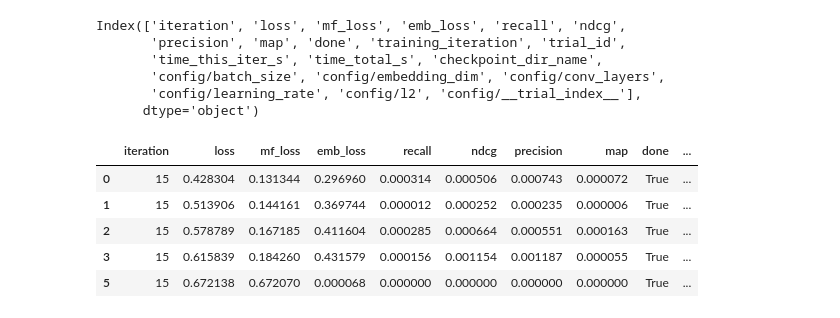
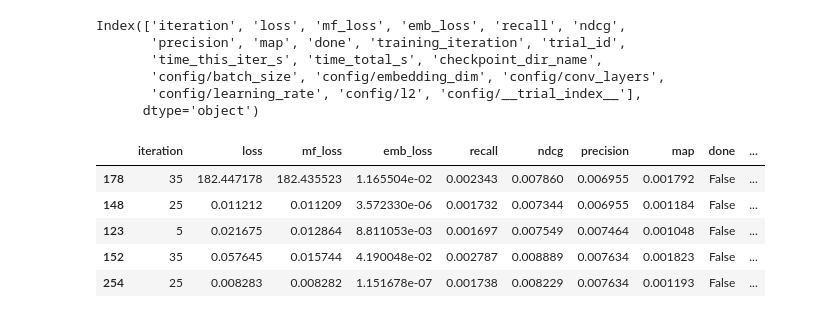
Before and after one commit to daviddavo/upm-tfm-notebooks, a Jupyter notebook: 09_analyze_results.ipynb, the cells around one changed output. Saved outputs shown, nothing was run; the diff lists cells and outputs as text; code cells hidden in the pictures.

```diff
--- a/09_analyze_results.ipynb
+++ b/09_analyze_results.ipynb
@@ -32,25 +46,25 @@ Result(
 )
 # %%
 # Read dataframe and drop some unneeded columns
-rdf = rg.get_dataframe('ncdg', 'max').drop(columns=['timestamp', 'node_ip', 'pid', 'hostname', 'time_since_restore', 'iterations_since_restore', 'logdir'])
+rdf = rg.get_dataframe('precision', 'max').drop(columns=['timestamp', 'node_ip', 'pid', 'hostname', 'time_since_restore', 'iterations_since_restore', 'logdir'])
 rdf = rdf.drop(columns=['date'])
 # rdf = rdf[rdf['done']]
 print(rdf.columns)
 
 for c in ['config/batch_size']: #, 'config/embedding_dim']:
     rdf[c] = 2**rdf[c]
 
-rdf.sort_values('loss').head(5)
+rdf[rdf['config/__trial_index__'] >= 3].sort_values('precision').tail()
 # %% [output]
 Index(['iteration', 'loss', 'mf_loss', 'emb_loss', 'recall', 'ndcg',
        'precision', 'map', 'done', 'training_iteration', 'trial_id',
        'time_this_iter_s', 'time_total_s', 'checkpoint_dir_name',
        'config/batch_size', 'config/embedding_dim', 'config/conv_layers',
        'config/learning_rate', 'config/l2', 'config/__trial_index__'],
       dtype='object')
 |  | iteration | loss | mf_loss | emb_loss | recall | ndcg | precision | map | done | ... |
-| 0 | 15 | 0.428304 | 0.131344 | 0.296960 | 0.000314 | 0.000506 | 0.000743 | 0.000072 | True | ... |
-| 1 | 15 | 0.513906 | 0.144161 | 0.369744 | 0.000012 | 0.000252 | 0.000235 | 0.000006 | True | ... |
-| 2 | 15 | 0.578789 | 0.167185 | 0.411604 | 0.000285 | 0.000664 | 0.000551 | 0.000163 | True | ... |
-| 3 | 15 | 0.615839 | 0.184260 | 0.431579 | 0.000156 | 0.001154 | 0.001187 | 0.000055 | True | ... |
-| 5 | 15 | 0.672138 | 0.672070 | 0.000068 | 0.000000 | 0.000000 | 0.000000 | 0.000000 | True | ... |
+| 178 | 35 | 182.447178 | 182.435523 | 1.165504e-02 | 0.002343 | 0.007860 | 0.006955 | 0.001792 | False | ... |
+| 148 | 25 | 0.011212 | 0.011209 | 3.572330e-06 | 0.001732 | 0.007344 | 0.006955 | 0.001184 | False | ... |
+| 123 | 5 | 0.021675 | 0.012864 | 8.811053e-03 | 0.001697 | 0.007549 | 0.007464 | 0.001048 | False | ... |
+| 152 | 35 | 0.057645 | 0.015744 | 4.190048e-02 | 0.002787 | 0.008889 | 0.007634 | 0.001823 | False | ... |
+| 254 | 25 | 0.008283 | 0.008282 | 1.151678e-07 | 0.001738 | 0.008229 | 0.007634 | 0.001193 | False | ... |
```
Also changed, not shown: parts of 1 cell of this notebook, 2 other files.
